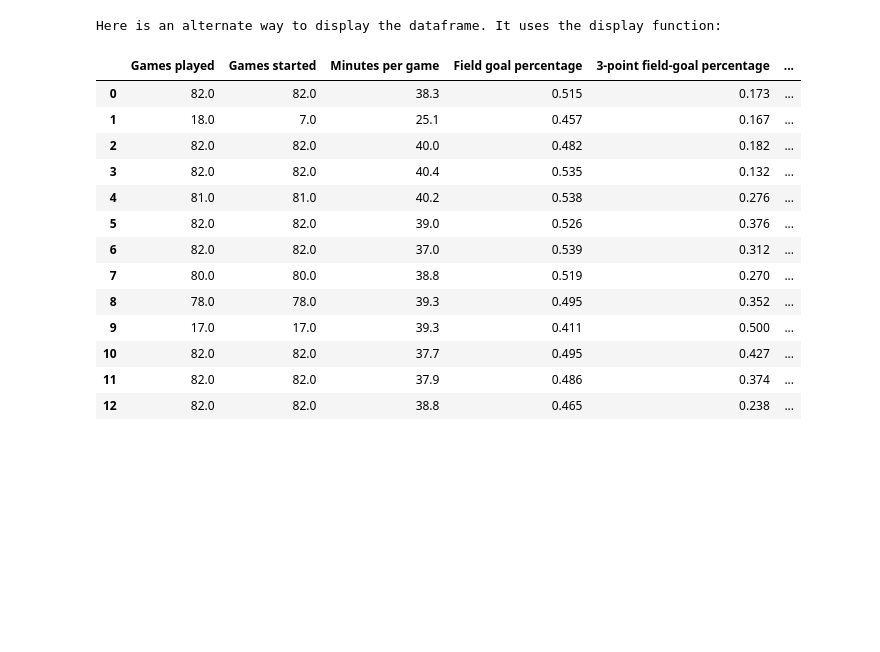
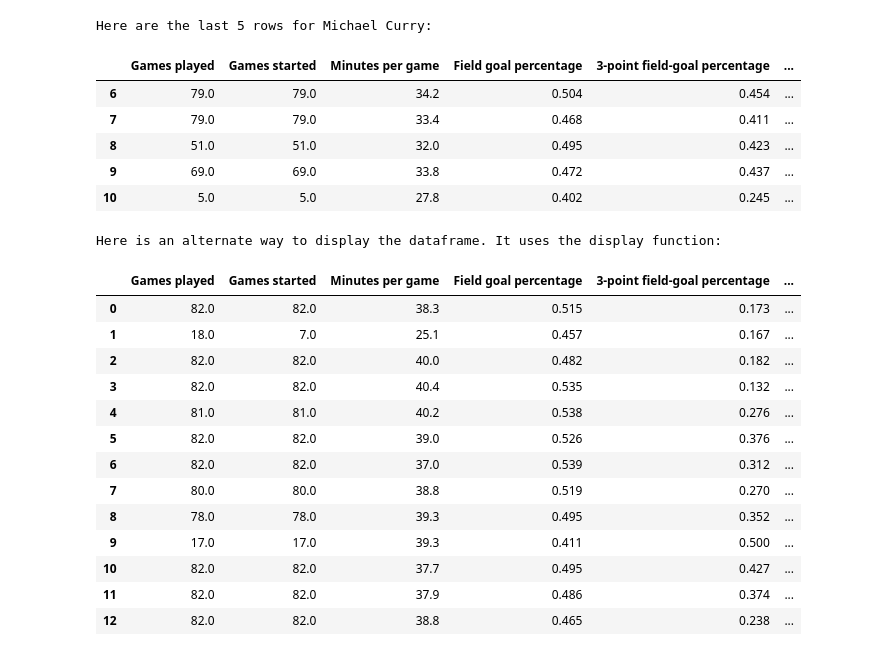
Before and after one commit to kaatori/IBMx-Python-for-Data-Science, a Jupyter notebook: Web_Scraping_Final_Assign_(Public).ipynb, the cells around one changed output. Drawn from its saved outputs; the diff is of its cells as text; code cells hidden in the pictures; blank space fills up the shorter version.

```diff
--- a/Web_Scraping_Final_Assign_(Public).ipynb
+++ b/Web_Scraping_Final_Assign_(Public).ipynb
@@ -235,3 +295,14 @@ Here are the first 5 rows for Michael Curry:
+# %%
+print("Here are the last 5 rows for Michael Curry: ")
+mcdf.tail()
+# %% [output]
+Here are the last 5 rows for Michael Curry:
+|  | Games played | Games started | Minutes per game | Field goal percentage | 3-point field-goal percentage | ... |
+| 6 | 79.0 | 79.0 | 34.2 | 0.504 | 0.454 | ... |
+| 7 | 79.0 | 79.0 | 33.4 | 0.468 | 0.411 | ... |
+| 8 | 51.0 | 51.0 | 32.0 | 0.495 | 0.423 | ... |
+| 9 | 69.0 | 69.0 | 33.8 | 0.472 | 0.437 | ... |
+| 10 | 5.0 | 5.0 | 27.8 | 0.402 | 0.245 | ... |
 # %%
 print("Here is an alternate way to display the dataframe. It uses the display function: ")
 display(mjdf)
```
Also changed, not shown: parts of 48 cells of this notebook.
